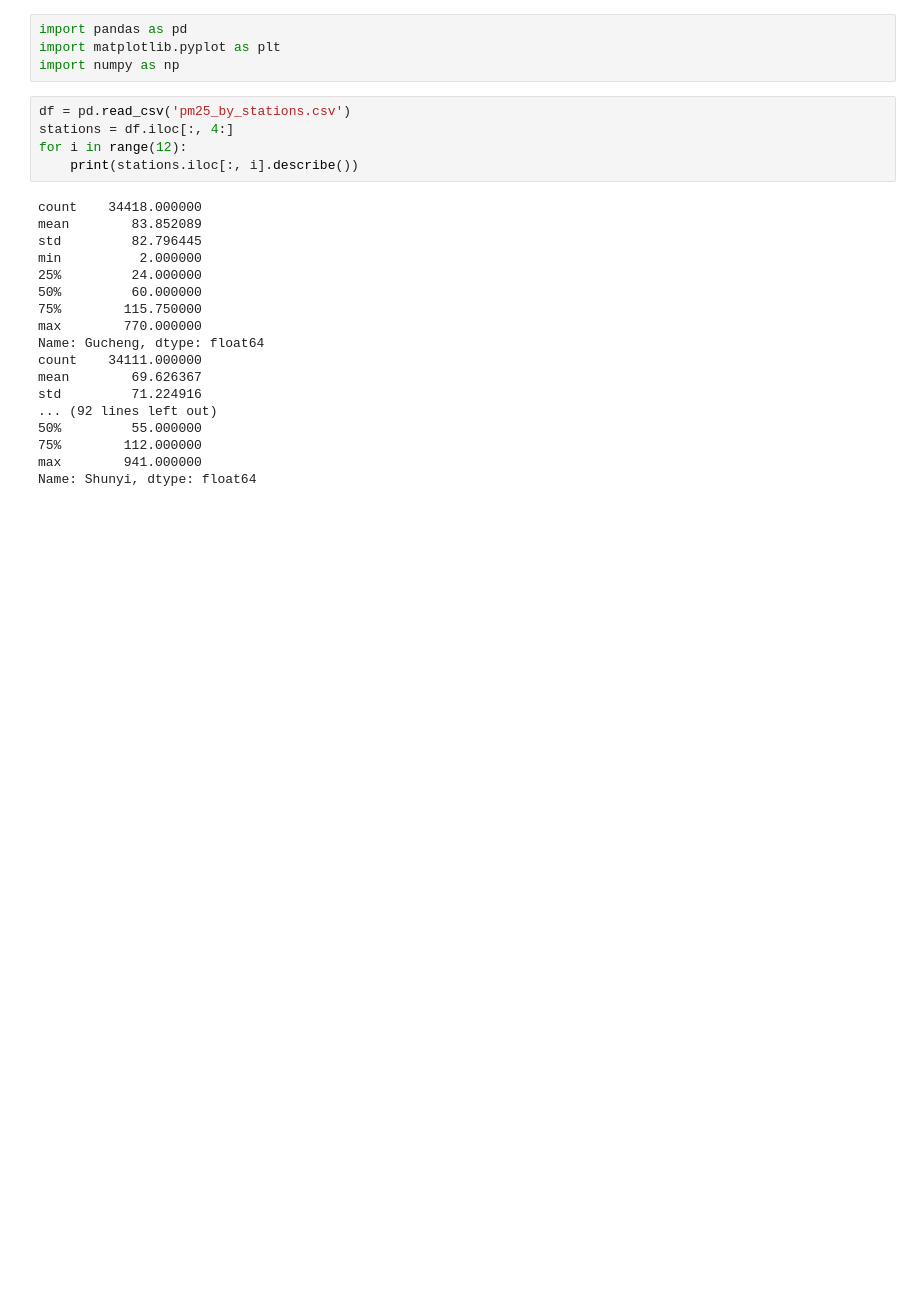
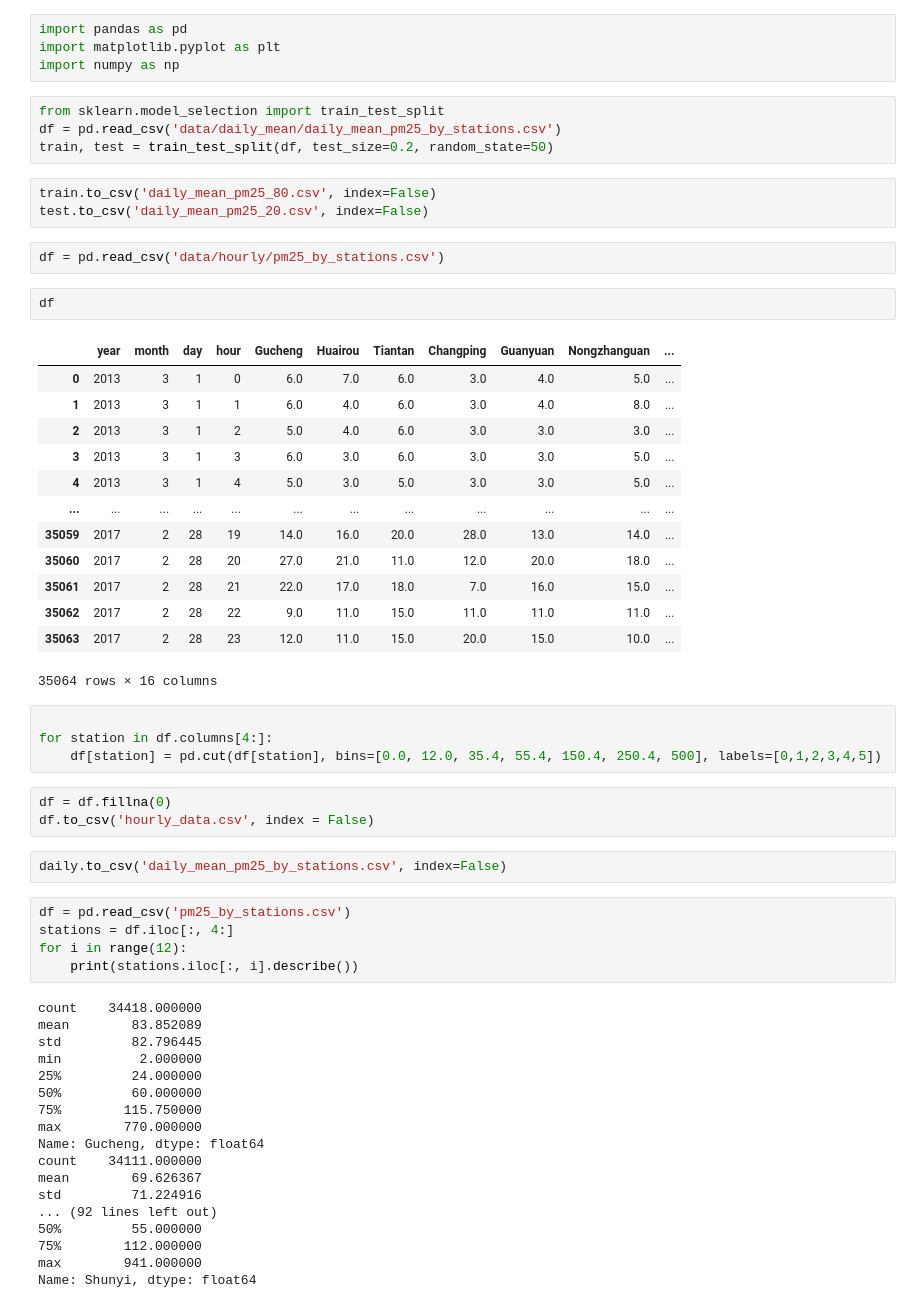
Before and after one commit to david5010/Graphical-Model-for-Pollution-Data, a Jupyter notebook: playground.ipynb, the cells around one changed output. Cells and saved outputs as stored; diff of their text form; blank space fills up the shorter version.

```diff
--- a/playground.ipynb
+++ b/playground.ipynb
@@ -2,6 +2,40 @@
 import pandas as pd
 import matplotlib.pyplot as plt
 import numpy as np
+# %%
+from sklearn.model_selection import train_test_split
+df = pd.read_csv('data/daily_mean/daily_mean_pm25_by_stations.csv')
+train, test = train_test_split(df, test_size=0.2, random_state=50)
+# %%
+train.to_csv('daily_mean_pm25_80.csv', index=False)
+test.to_csv('daily_mean_pm25_20.csv', index=False)
+# %%
+df = pd.read_csv('data/hourly/pm25_by_stations.csv')
+# %%
+df
+# %% [output]
+|  | year | month | day | hour | Gucheng | Huairou | Tiantan | Changping | Guanyuan | Nongzhanguan | ... |
+| 0 | 2013 | 3 | 1 | 0 | 6.0 | 7.0 | 6.0 | 3.0 | 4.0 | 5.0 | ... |
+| 1 | 2013 | 3 | 1 | 1 | 6.0 | 4.0 | 6.0 | 3.0 | 4.0 | 8.0 | ... |
+| 2 | 2013 | 3 | 1 | 2 | 5.0 | 4.0 | 6.0 | 3.0 | 3.0 | 3.0 | ... |
+| 3 | 2013 | 3 | 1 | 3 | 6.0 | 3.0 | 6.0 | 3.0 | 3.0 | 5.0 | ... |
+| 4 | 2013 | 3 | 1 | 4 | 5.0 | 3.0 | 5.0 | 3.0 | 3.0 | 5.0 | ... |
+| ... | ... | ... | ... | ... | ... | ... | ... | ... | ... | ... | ... |
+| 35059 | 2017 | 2 | 28 | 19 | 14.0 | 16.0 | 20.0 | 28.0 | 13.0 | 14.0 | ... |
+| 35060 | 2017 | 2 | 28 | 20 | 27.0 | 21.0 | 11.0 | 12.0 | 20.0 | 18.0 | ... |
+| 35061 | 2017 | 2 | 28 | 21 | 22.0 | 17.0 | 18.0 | 7.0 | 16.0 | 15.0 | ... |
+| 35062 | 2017 | 2 | 28 | 22 | 9.0 | 11.0 | 15.0 | 11.0 | 11.0 | 11.0 | ... |
+| 35063 | 2017 | 2 | 28 | 23 | 12.0 | 11.0 | 15.0 | 20.0 | 15.0 | 10.0 | ... |
+35064 rows × 16 columns
+# %%
+
+for station in df.columns[4:]:
+    df[station] = pd.cut(df[station], bins=[0.0, 12.0, 35.4, 55.4, 150.4, 250.4, 500], labels=[0,1,2,3,4,5])
+# %%
+df = df.fillna(0)
+df.to_csv('hourly_data.csv', index = False)
+# %%
+daily.to_csv('daily_mean_pm25_by_stations.csv', index=False)
 # %%
 df = pd.read_csv('pm25_by_stations.csv')
 stations = df.iloc[:, 4:]
```
Also changed, not shown: 6 other files.
